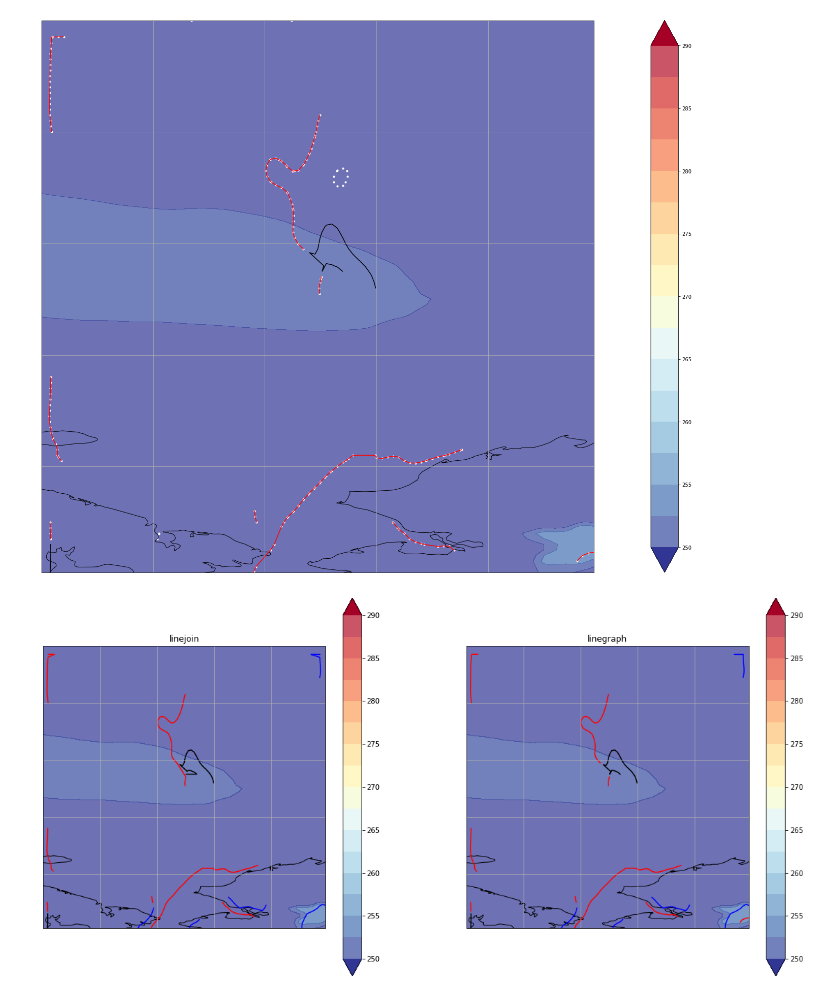
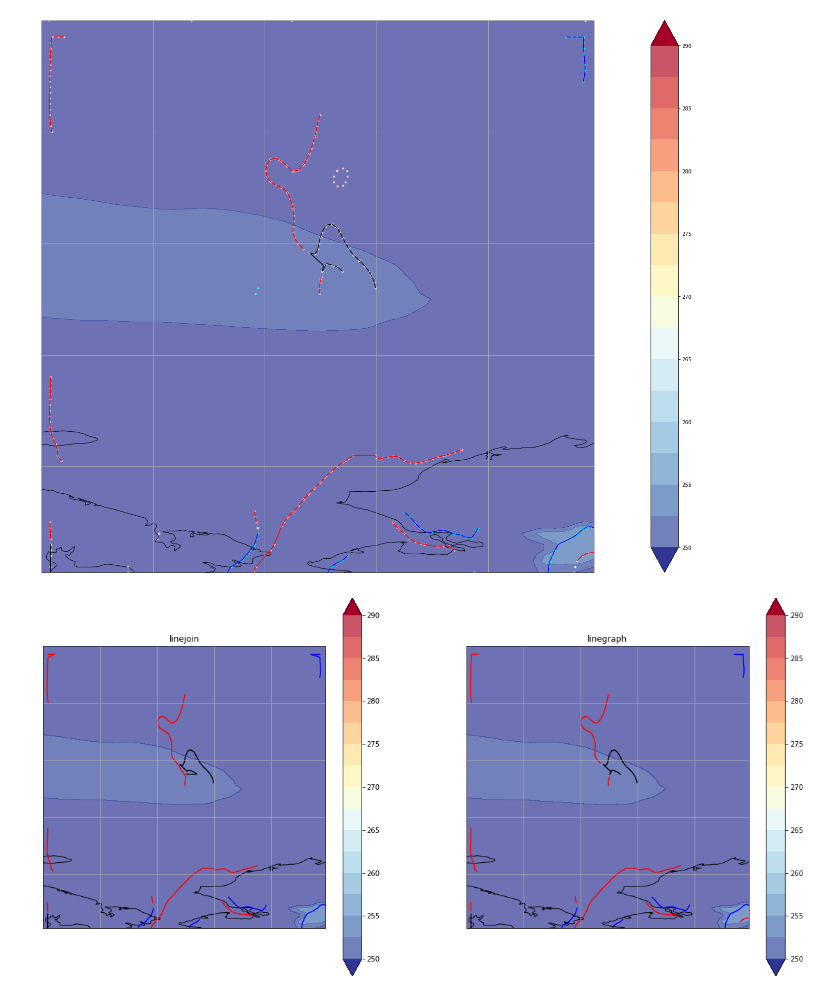
Before and after one commit to coecms/frontdetection, a Jupyter notebook: front_plots.ipynb, the cells around one changed output. Cells and saved outputs as stored; diff of their text form; code cells hidden in the pictures.

```diff
--- a/front_plots.ipynb
+++ b/front_plots.ipynb
@@ -49,6 +49,7 @@ def test_front_detection_metpy(line=0):
                              threshold_i=-1e-10,
                              numsmooth=9,
                              minlength=50,
+                             searchdist=1.125,
                              linejoin_set=line)
 
     timestring=np.datetime_as_string(test_data.time.data,unit='h')
@@ -62,32 +63,38 @@ def test_front_detection_metpy(line=0):
 # %%
 fr = test_front_detection_metpy(line=1)
 
 lines = fr[0]
 t_wet = fr[1]
 
 clines=lines['cold_fronts']
 wlines=lines['warm_fronts']
 slines=lines['stationary_fronts']
 wpts=lines['wpts']
+spts=lines['spts']
+cpts=lines['cpts']
 
 fig=plt.figure(figsize=(40,20))
 ax = fig.add_subplot(1, 1, 1, projection=ccrs.PlateCarree())
 # ax.set_extent([110,180,-10,-60])
 ax.coastlines()
 ax.gridlines()
 f=ax.contourf(t_wet.longitude,t_wet.latitude,t_wet,np.arange(250,291,2.5),extend='both',transform=ccrs.PlateCarree(),cmap='RdYlBu_r', alpha=0.7)
 for n in range(len(slines)):
     ax.plot(slines[n][1],slines[n][0],'k',ms=1,transform=ccrs.PlateCarree())
 for n in range(len(wlines)):
     ax.plot(wlines[n][1],wlines[n][0],'r',ms=1,transform=ccrs.PlateCarree())
-#for n in range(len(clines)):
-#    ax.plot(clines[n][1],clines[n][0],'b',ms=1,transform=ccrs.PlateCarree())
+for n in range(len(clines)):
+    ax.plot(clines[n][1],clines[n][0],'b',ms=1,transform=ccrs.PlateCarree())
 for n in range(len(wpts)):
-    ax.scatter(wpts[n][1],wpts[n][0],color='w',s=10,transform=ccrs.PlateCarree(), alpha=1.0)
+    ax.scatter(wpts[n][1],wpts[n][0],color='pink',s=10,transform=ccrs.PlateCarree(), alpha=1.0)
+for n in range(len(spts)):
+    ax.scatter(spts[n][1],spts[n][0],color='w',s=10,transform=ccrs.PlateCarree(), alpha=1.0)
+for n in range(len(cpts)):
+    ax.scatter(cpts[n][1],cpts[n][0],color='cyan',s=10,transform=ccrs.PlateCarree(), alpha=1.0)
 cbar=fig.colorbar(f)
 #plt.show()
 # %% [output]
-[figure, old version]
+[figure, new version]
 # %%
 fr = test_front_detection_metpy(line=0)
 fr_0 = test_front_detection_metpy(line=1)
```
Also changed, not shown: 1 other file.
